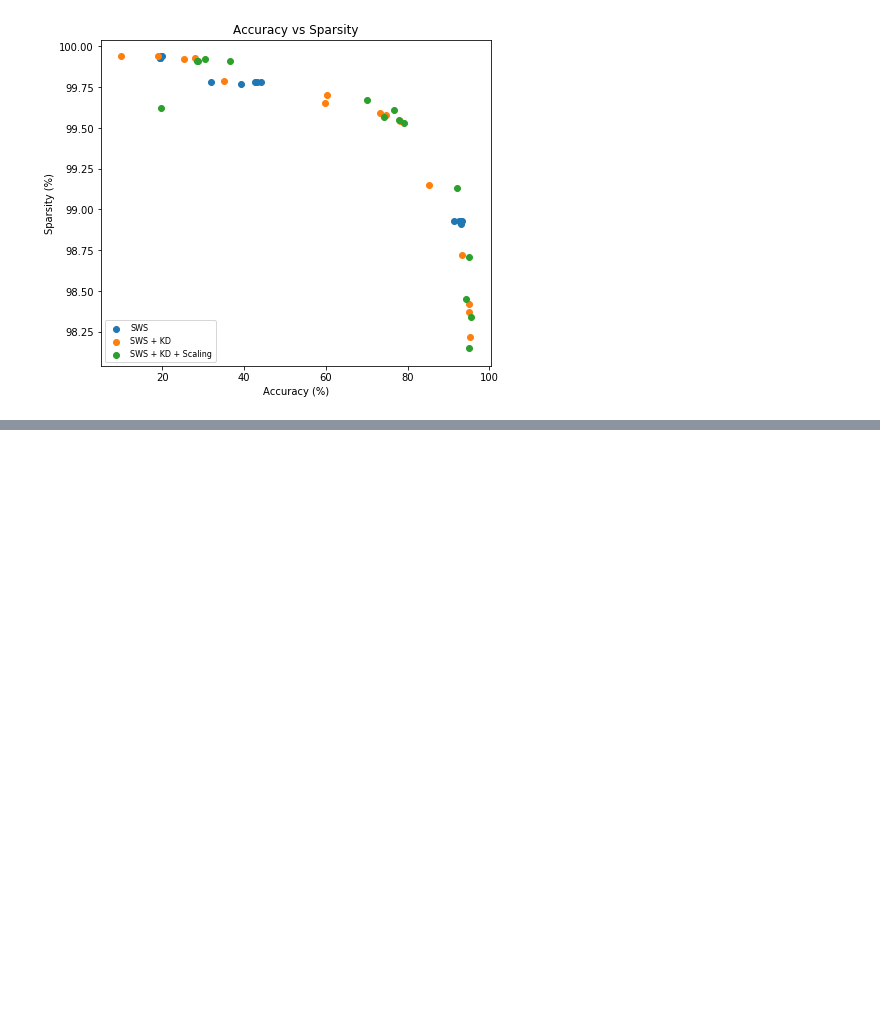
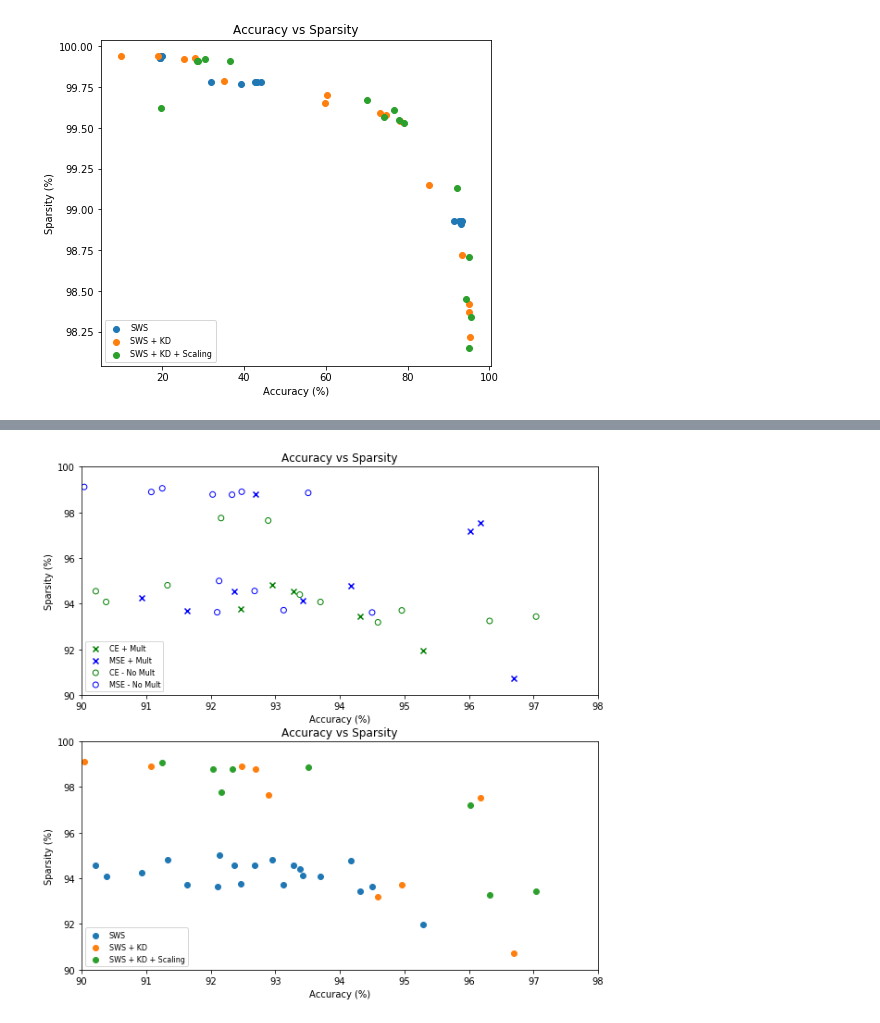
Before and after one commit to okz12/NN_compression, a Jupyter notebook: notebooks/result_visualisation.ipynb, the cells around one changed output, grey strips where cells are left out. Saved outputs shown, nothing was run; the diff lists cells and outputs as text; code cells hidden in the pictures; blank space fills up the shorter version.

```diff
--- a/notebooks/result_visualisation.ipynb
+++ b/notebooks/result_visualisation.ipynb
@@ -273,0 +414,42 @@ plt.show()
+# %%
+plt.figure(figsize=(10, 10))
+
+f1 = temp_loss_exp.query("tau == 1e-7")
+min_lim = 90
+
+plt.subplot(2,1,1)
+x = f1.query("mult == True & loss == \"CE\"")
+ce_mult = plt.scatter(x['acc'], x['sp'], color = 'green', marker = 'x')
+
+x = f1.query("mult == True & loss == \"MSE\"")
+mse_mult = plt.scatter(x['acc'], x['sp'], color = 'blue', marker = 'x')
+
+x = f1.query("mult == False & loss == \"CE\"")
+ce_nmult = plt.scatter(x['acc'], x['sp'], facecolors='none', edgecolors='green',  marker = 'o')
+
+x = f1.query("mult == False & loss == \"MSE\"")
+mse_nmult = plt.scatter(x['acc'], x['sp'], facecolors='none', edgecolors='blue', marker = 'o')
+
+plt.title("Accuracy vs Sparsity")
+plt.xlabel("Accuracy (%)")
+plt.ylabel("Sparsity (%)")
+plt.legend((ce_mult, mse_mult, ce_nmult, mse_nmult), ('CE + Mult', 'MSE + Mult', 'CE - No Mult', 'MSE - No Mult'), scatterpoints=1, loc='lower left', ncol=1, fontsize=8)
+
+plt.xlim([min_lim, 98])
+plt.ylim([min_lim, 100])
+
+plt.subplot(2,1,2)
+sws_scatter = plt.scatter(f1[f1['method'] == "SWS"]['acc'], f1[f1['method'] == "SWS"]['sp'])
+kd_scatter = plt.scatter(f1[f1['method'] == "SWS + KD"]['acc'], f1[f1['method'] == "SWS + KD"]['sp'])
+kd_s_scatter = plt.scatter(f1[f1['method'] == "SWS + KD + Scaling"]['acc'], f1[f1['method'] == "SWS + KD + Scaling"]['sp'])
+plt.title("Accuracy vs Sparsity")
+plt.xlabel("Accuracy (%)")
+plt.ylabel("Sparsity (%)")
+plt.legend((sws_scatter, kd_scatter, kd_s_scatter), ('SWS', "SWS + KD", "SWS + KD + Scaling"), scatterpoints=1, loc='lower left', ncol=1, fontsize=8)
+
+plt.xlim([min_lim, 98])
+plt.ylim([min_lim, 100])
+
+plt.show()
+# %% [output]
+[figure, added]
```
Also changed, not shown: parts of 6 cells of this notebook, 8 other files.
